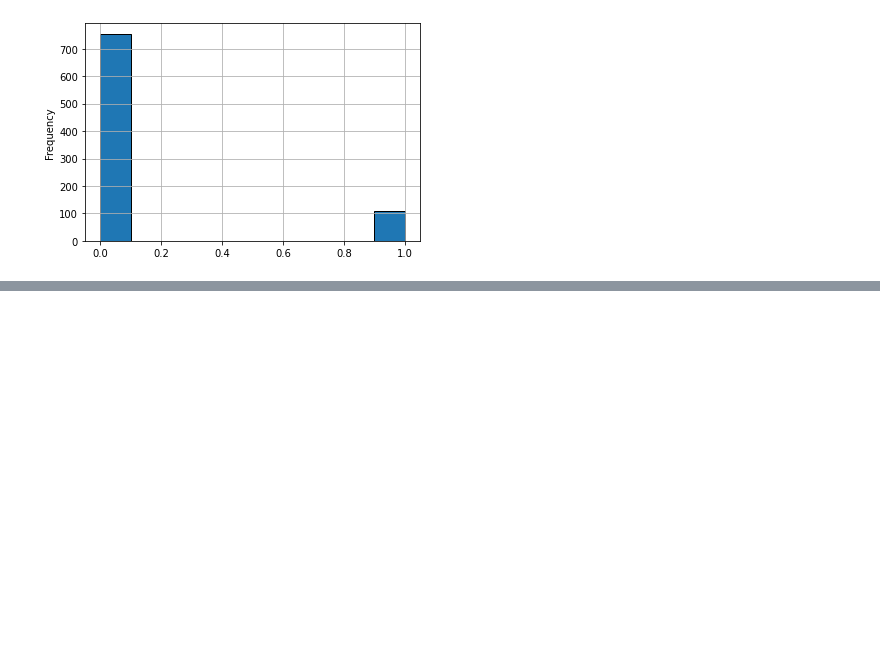
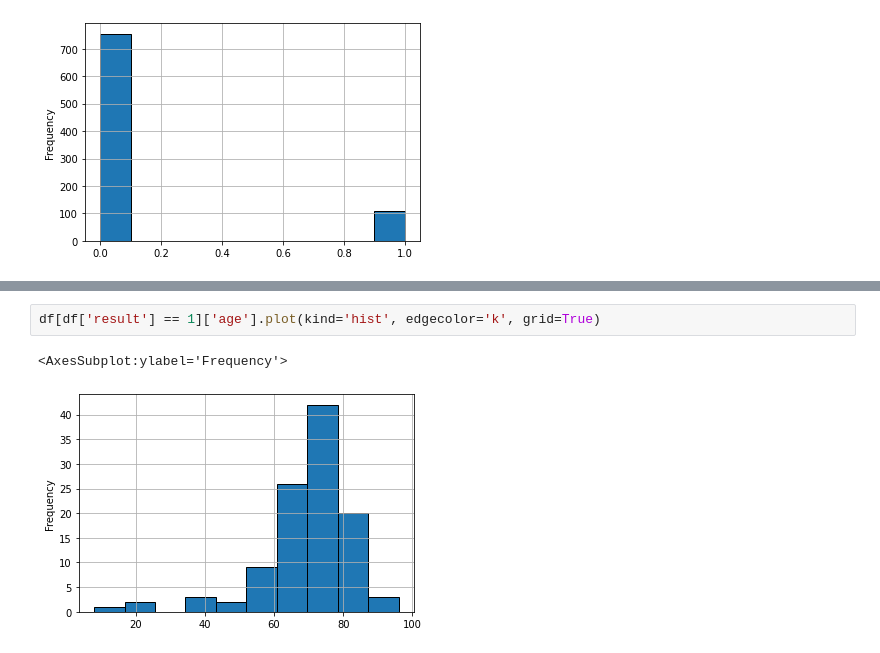
Before and after one commit to KAYounes/AIProject_Covid, a Jupyter notebook: code/Data Exploration.ipynb, the cells around one changed output, grey strips where cells are left out. Saved outputs shown, nothing was run; the diff lists cells and outputs as text; blank space fills up the shorter version.

```diff
--- a/code/Data Exploration.ipynb
+++ b/code/Data Exploration.ipynb
@@ -65,0 +72,5 @@ df['age'].plot(kind='hist', edgecolor='k', grid=True)
+# %%
+df[df['result'] == 1]['age'].plot(kind='hist', edgecolor='k', grid=True)
+# %% [output]
+<AxesSubplot:ylabel='Frequency'>
+[figure, added]
```
Also changed, not shown: parts of 5 cells of this notebook.
